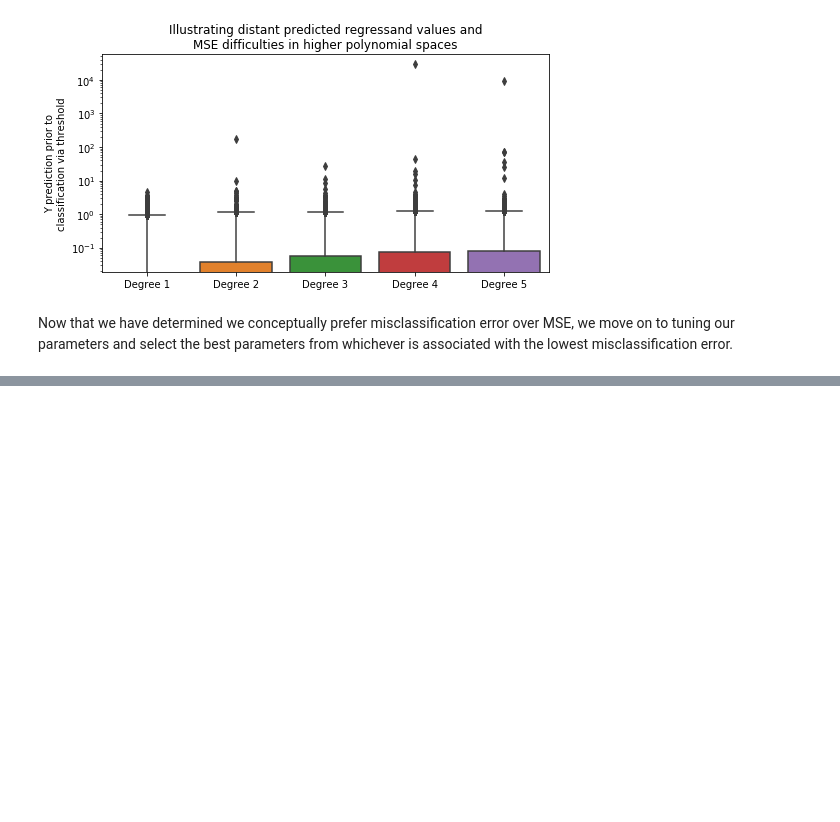
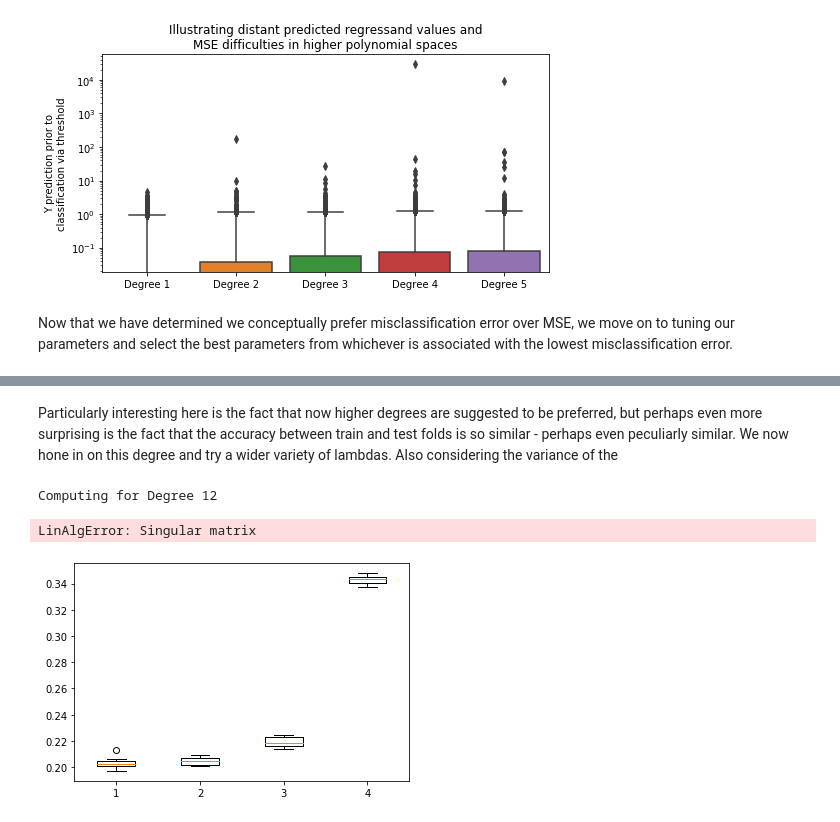
Before and after one commit to KamranSattary/ML-CS-433-Project-1, a Jupyter notebook: src/Visualising Ridge Tuning.ipynb, the cells around one changed output, grey strips where cells are left out. Drawn from its saved outputs; the diff is of its cells as text; code cells hidden in the pictures; blank space fills up the shorter version.

```diff
--- a/src/Visualising Ridge Tuning.ipynb
+++ b/src/Visualising Ridge Tuning.ipynb
@@ -160,0 +264,37 @@ Now that we have determined we conceptually prefer misclassification error over
+# %% [markdown]
+Particularly interesting here is the fact that now higher degrees are suggested to be preferred, but perhaps even more surprising is the fact that the accuracy between train and test folds is so similar - perhaps even peculiarly similar. We now hone in on this degree and try a wider variety of lambdas. Also considering the variance of the
+# %%
+degree = np.array([13])
+lambdas = np.array([1e-20])
+best_degree_and_lambda()
+# %% [output]
+Computing for Degree 12
+LinAlgError: Singular matrix
+# %%
+lambdas = np.logspace(-15,0,4)
+degrees = np.array([2])
+def cross_validation_variance():
+
+    # same procedure as usual but now we want to retrieve unaggregated the losses from the folds to investigate variance!
+    k_indices = build_k_indices(y, k_fold, seed)
+
+    loss_te = []
+
+    for lambda_ in lambdas:
+
+        loss_te_tmp = []
+
+        for k in range(k_fold):
+            _, _, acc_tr, acc_te, _, _ = cross_validation(y, x, k_indices, k, lambda_, degree)
+            loss_te_tmp.append(acc_te)
+
+        loss_te.append(loss_te_tmp)
+
+    return loss_te
+
+loss_te = cross_validation_variance()
+# %%
+plt.boxplot(loss_te)
+plt.show()
+# %% [output]
+[figure, added]
```
Also changed, not shown: parts of 7 cells of this notebook, 4 other files.
